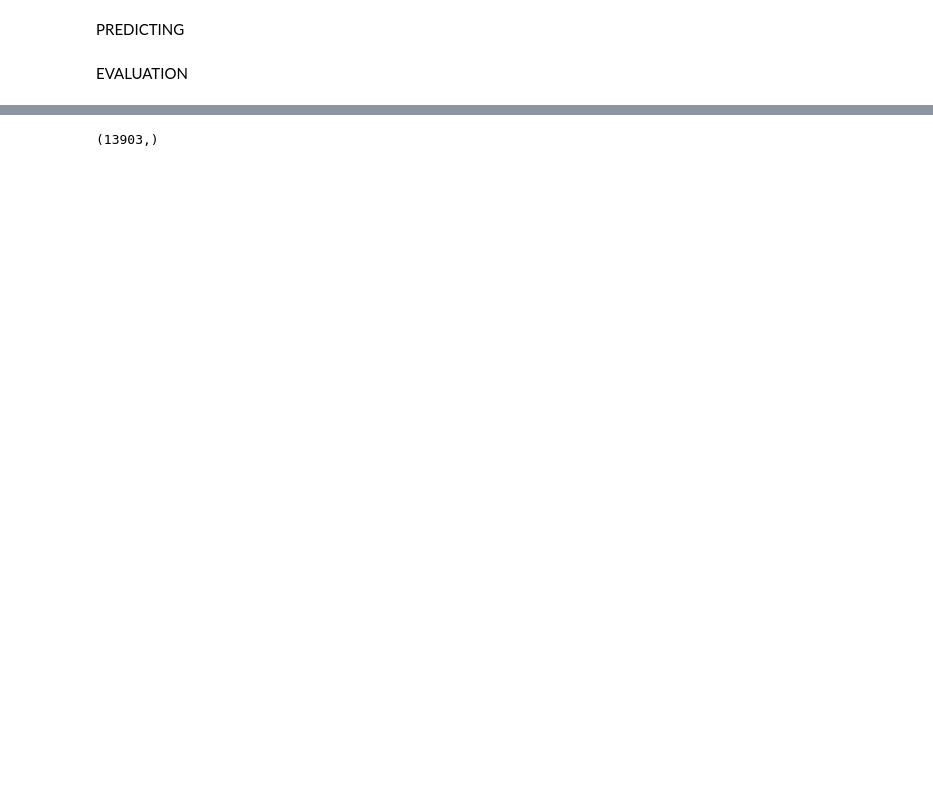
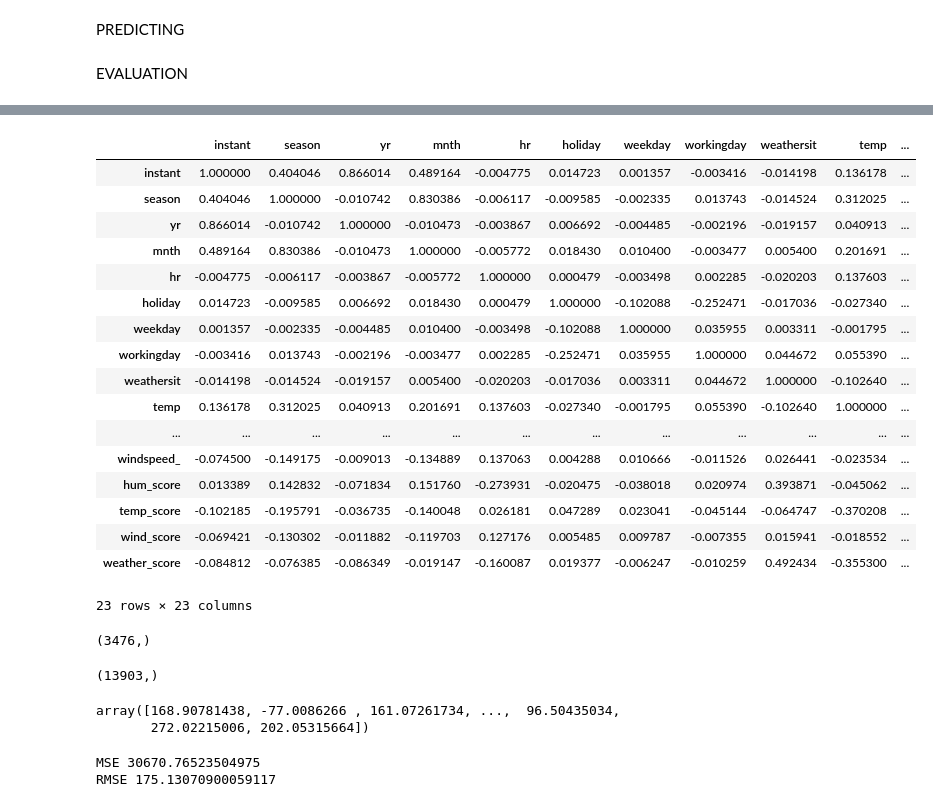
Before and after one commit to YanaOrf/CapitalBikeShare2, a Jupyter notebook: CapitalBike_ML1.ipynb, the cells around one changed output, grey strips where cells are left out. Drawn from its saved outputs; the diff is of its cells as text; code cells hidden in the pictures; blank space fills up the shorter version.

```diff
--- a/CapitalBike_ML1.ipynb
+++ b/CapitalBike_ML1.ipynb
@@ -752,4 +752,34 @@ AttributeError: 'numpy.ndarray' object has no attribute 'columns'
+# %%
+hour.corr()
+# %% [output]
+|  | instant | season | yr | mnth | hr | holiday | weekday | workingday | weathersit | temp | ... |
+| instant | 1.000000 | 0.404046 | 0.866014 | 0.489164 | -0.004775 | 0.014723 | 0.001357 | -0.003416 | -0.014198 | 0.136178 | ... |
+| season | 0.404046 | 1.000000 | -0.010742 | 0.830386 | -0.006117 | -0.009585 | -0.002335 | 0.013743 | -0.014524 | 0.312025 | ... |
+| yr | 0.866014 | -0.010742 | 1.000000 | -0.010473 | -0.003867 | 0.006692 | -0.004485 | -0.002196 | -0.019157 | 0.040913 | ... |
+| mnth | 0.489164 | 0.830386 | -0.010473 | 1.000000 | -0.005772 | 0.018430 | 0.010400 | -0.003477 | 0.005400 | 0.201691 | ... |
+| hr | -0.004775 | -0.006117 | -0.003867 | -0.005772 | 1.000000 | 0.000479 | -0.003498 | 0.002285 | -0.020203 | 0.137603 | ... |
+| holiday | 0.014723 | -0.009585 | 0.006692 | 0.018430 | 0.000479 | 1.000000 | -0.102088 | -0.252471 | -0.017036 | -0.027340 | ... |
+| weekday | 0.001357 | -0.002335 | -0.004485 | 0.010400 | -0.003498 | -0.102088 | 1.000000 | 0.035955 | 0.003311 | -0.001795 | ... |
+| workingday | -0.003416 | 0.013743 | -0.002196 | -0.003477 | 0.002285 | -0.252471 | 0.035955 | 1.000000 | 0.044672 | 0.055390 | ... |
+| weathersit | -0.014198 | -0.014524 | -0.019157 | 0.005400 | -0.020203 | -0.017036 | 0.003311 | 0.044672 | 1.000000 | -0.102640 | ... |
+| temp | 0.136178 | 0.312025 | 0.040913 | 0.201691 | 0.137603 | -0.027340 | -0.001795 | 0.055390 | -0.102640 | 1.000000 | ... |
+| ... | ... | ... | ... | ... | ... | ... | ... | ... | ... | ... | ... |
+| windspeed_ | -0.074500 | -0.149175 | -0.009013 | -0.134889 | 0.137063 | 0.004288 | 0.010666 | -0.011526 | 0.026441 | -0.023534 | ... |
+| hum_score | 0.013389 | 0.142832 | -0.071834 | 0.151760 | -0.273931 | -0.020475 | -0.038018 | 0.020974 | 0.393871 | -0.045062 | ... |
+| temp_score | -0.102185 | -0.195791 | -0.036735 | -0.140048 | 0.026181 | 0.047289 | 0.023041 | -0.045144 | -0.064747 | -0.370208 | ... |
+| wind_score | -0.069421 | -0.130302 | -0.011882 | -0.119703 | 0.127176 | 0.005485 | 0.009787 | -0.007355 | 0.015941 | -0.018552 | ... |
+| weather_score | -0.084812 | -0.076385 | -0.086349 | -0.019147 | -0.160087 | 0.019377 | -0.006247 | -0.010259 | 0.492434 | -0.355300 | ... |
+23 rows × 23 columns
 # %%
-prediction1.shape
+y_test.shape
 # %% [output]
-(13903,)
+(3476,)
+# %%
+y_predicted.shape
+# %% [output]
+(13903,)
+# %%
+y_predicted[0:3476]
+# %% [output]
+array([168.90781438, -77.0086266 , 161.07261734, ...,  96.50435034,
+       272.02215006, 202.05315664])
@@ -755,0 +791,8 @@ prediction1.shape
+# %%
+
+#Mean Square Error(MSE)/Root Mean Square Error(RMSE)
+print("MSE",mean_squared_error(y_test, y_predicted_reshape))
+print("RMSE",math.sqrt(mean_squared_error(y_test, y_predicted_reshape)))
+# %% [output]
+MSE 30670.76523504975
+RMSE 175.13070900059117
```
Also changed, not shown: parts of 12 cells of this notebook.
